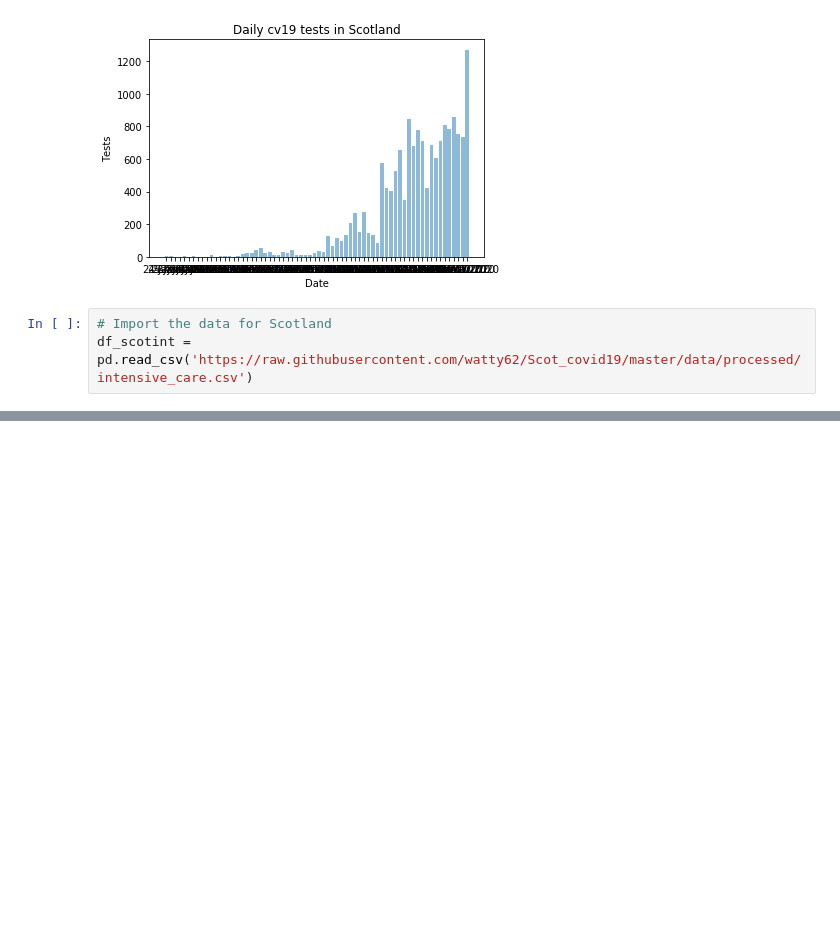
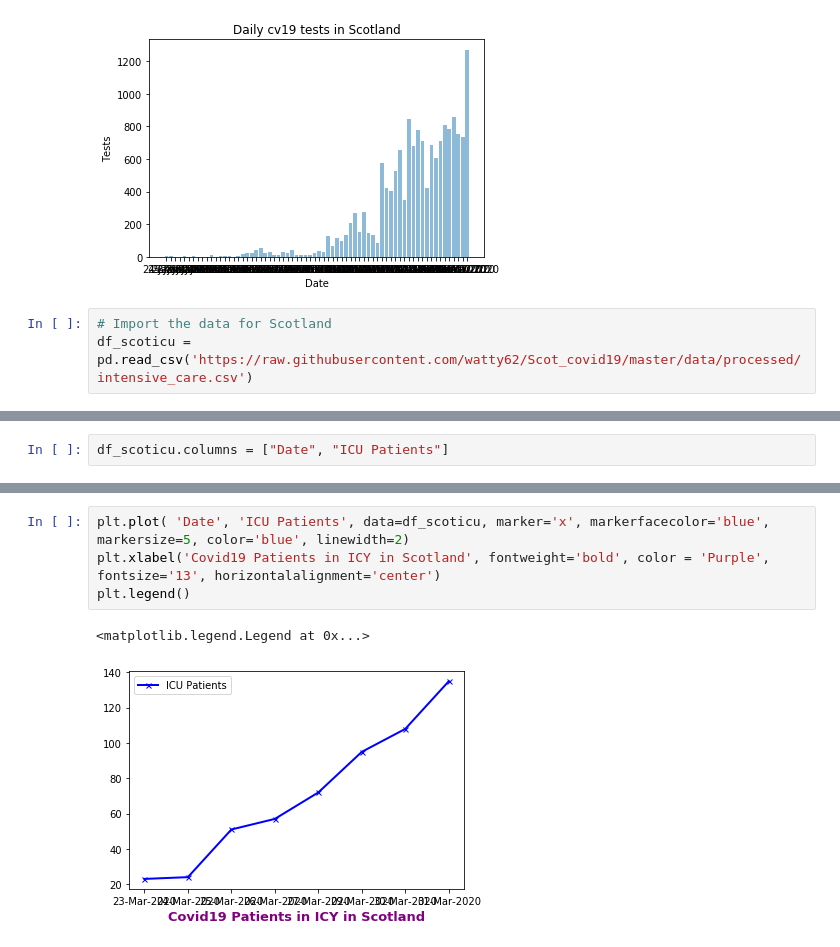
Before and after one commit to watty62/Scot_covid19, a Jupyter notebook: compare countries.ipynb, the cells around one changed output, grey strips where cells are left out. Drawn from its saved outputs; the diff is of its cells as text; blank space fills up the shorter version.

```diff
--- a/compare countries.ipynb
+++ b/compare countries.ipynb
@@ -236,4 +233,4 @@ plt.show()
 [figure]
 # %%
 # Import the data for Scotland
-df_scotint = pd.read_csv('https://raw.githubusercontent.com/watty62/Scot_covid19/master/data/processed/intensive_care.csv')
+df_scoticu = pd.read_csv('https://raw.githubusercontent.com/watty62/Scot_covid19/master/data/processed/intensive_care.csv')
@@ -250,0 +249,2 @@ df_scotint
+# %%
+df_scoticu.columns = ["Date", "ICU Patients"]
@@ -250,0 +263,7 @@ df_scotint
+# %%
+plt.plot( 'Date', 'ICU Patients', data=df_scoticu, marker='x', markerfacecolor='blue', markersize=5, color='blue', linewidth=2)
+plt.xlabel('Covid19 Patients in ICY in Scotland', fontweight='bold', color = 'Purple', fontsize='13', horizontalalignment='center')
+plt.legend()
+# %% [output]
+<matplotlib.legend.Legend at 0x...>
+[figure, added]
```
Also changed, not shown: parts of 4 cells of this notebook, 1 other file.
